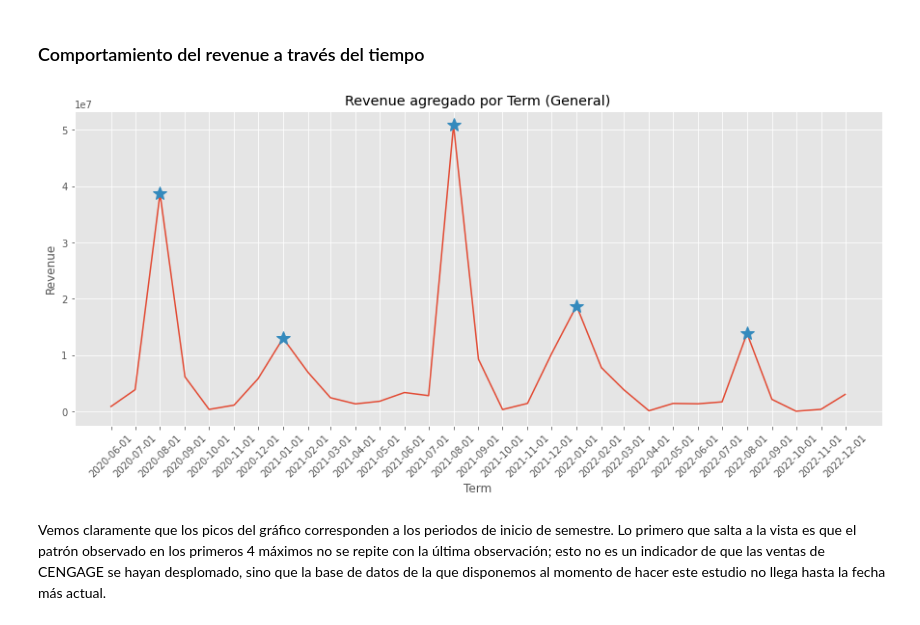
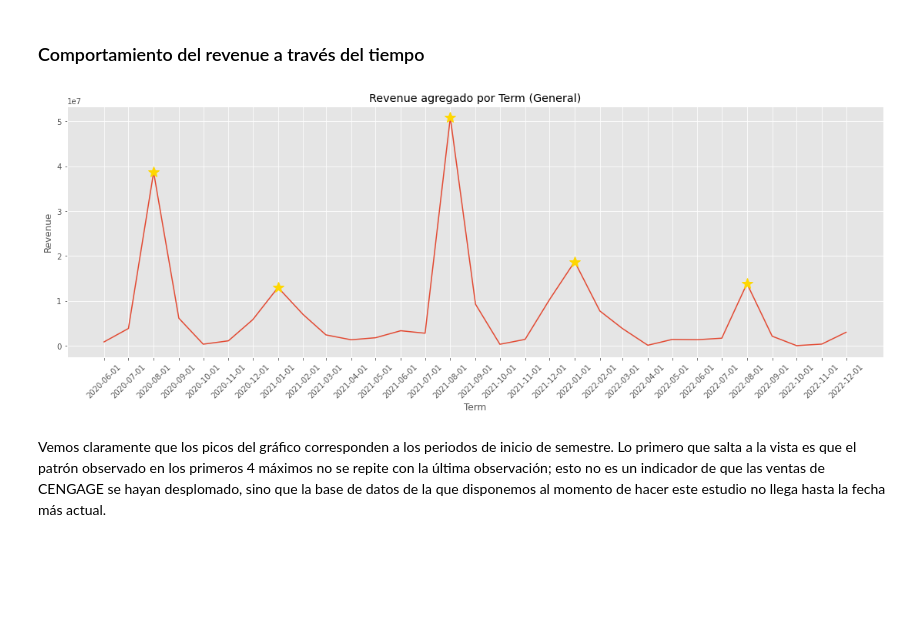
Before and after one commit to JuanEcheagaray75/CENGAGE-Sales-Analysis, a Jupyter notebook: project/reto.ipynb, the cells around one changed output. Saved outputs shown, nothing was run; the diff lists cells and outputs as text; code cells hidden in the pictures; blank space fills up the shorter version.

```diff
--- a/project/reto.ipynb
+++ b/project/reto.ipynb
@@ -211,17 +209,20 @@ df.Consultant.value_counts().sort_index()[consultant]
 # %% [markdown]
 ### Comportamiento del revenue a través del tiempo
 # %%
-plt.figure(figsize=(15, 6))
+import matplotlib.cm as cm
+from scipy.signal import find_peaks
+
+plt.figure(figsize=(19, 6))
 agg_revenue_term = df.groupby('Term').sum()['Revenue']
 ax = sns.lineplot(x=agg_revenue_term.index, y=agg_revenue_term)
 ax.set_title('Revenue agregado por Term (General)');
 plt.xticks(agg_revenue_term.index, rotation=45);
 
 # Encontrar los máximos locales
 peaks, _ = find_peaks(agg_revenue_term, distance=5);
 # Plot the peaks
-plt.plot(agg_revenue_term.index[peaks], agg_revenue_term[peaks], "*", markersize=15);
+plt.plot(agg_revenue_term.index[peaks], agg_revenue_term[peaks], "*", markersize=15, color='gold');
 # %% [output]
-[figure, old version]
+[figure, new version]
 # %% [markdown]
 Vemos claramente que los picos del gráfico corresponden a los periodos de inicio de semestre. Lo primero que salta a la vista es que el patrón observado en los primeros 4 máximos no se repite con la última observación; esto no es un indicador de que las ventas de CENGAGE se hayan desplomado, sino que la base de datos de la que disponemos al momento de hacer este estudio no llega hasta la fecha más actual.
```
Also changed, not shown: parts of 2 cells of this notebook.
